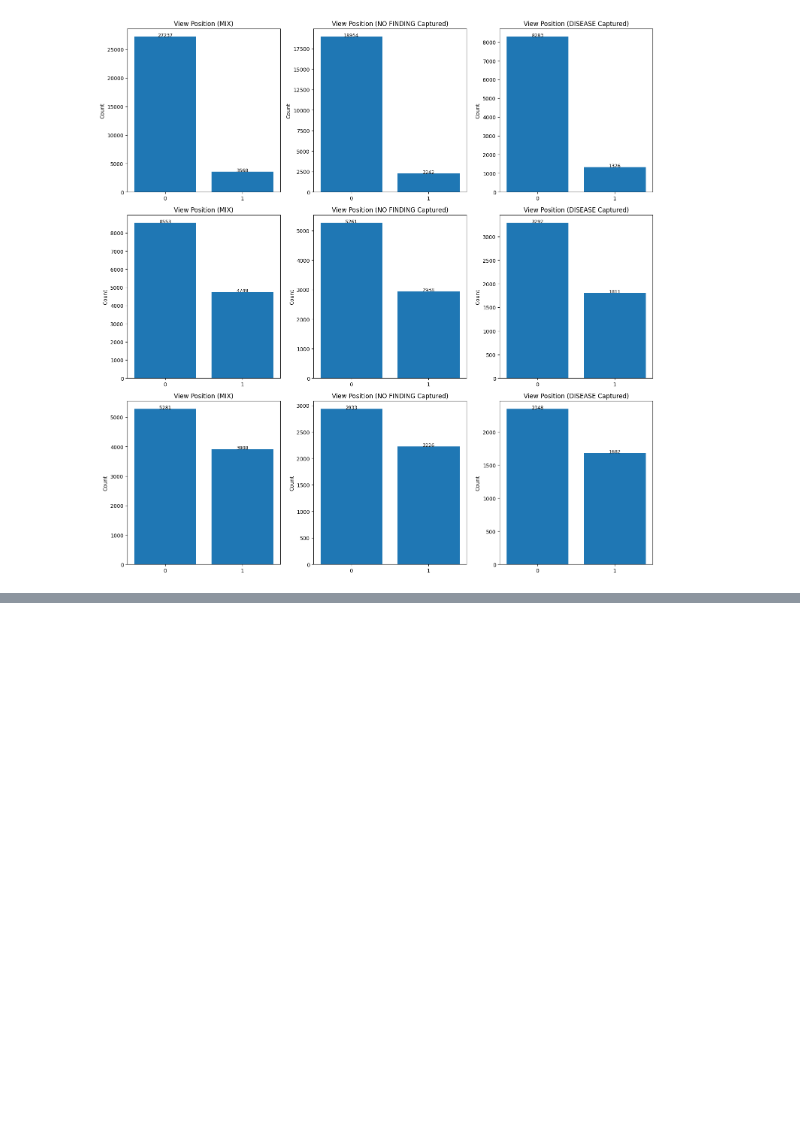
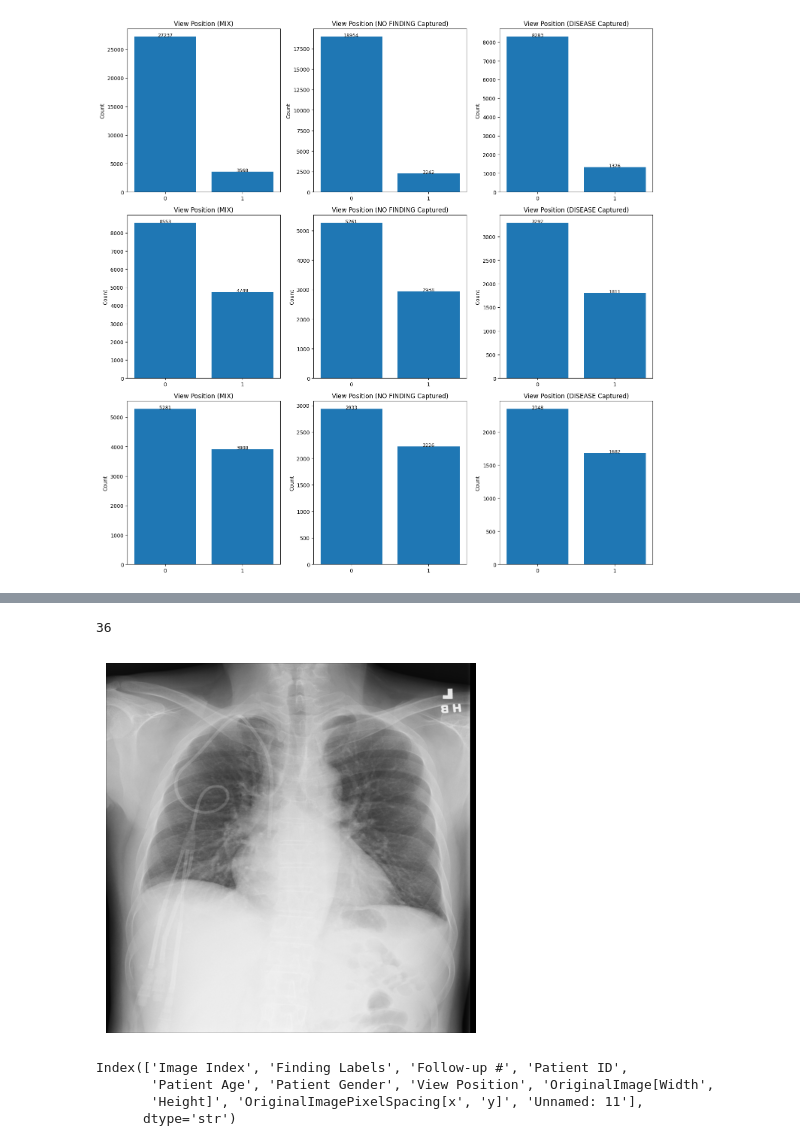
Before and after one commit to abdubakr77/chest-xray-multilabel-classification, a Jupyter notebook: notebooks/01_EDA.ipynb, the cells around one changed output, grey strips where cells are left out. Saved outputs shown, nothing was run; the diff lists cells and outputs as text; code cells hidden in the pictures; blank space fills up the shorter version.

Commit message:
feat: Add more EDA to show sample images

```diff
--- a/notebooks/01_EDA.ipynb
+++ b/notebooks/01_EDA.ipynb
@@ -381,4 +381,5 @@ Show_Counts(all_data,df,all_titels)
 [figure]
 # %%
 DATA_PATH = r"D:\Data"
-ALL_IMGS_FOLDERS = [x for x in os.listdir(DATA_PATH) if x.startswith("images_")]
+ALL_FOLDERS_PATH = [os.path.join(DATA_PATH,x+"\\images") for x in os.listdir(DATA_PATH) if x.startswith("images_")]
+ALL_FOLDERS_PATH
@@ -385 +399,19 @@ ALL_IMGS_FOLDERS = [x for x in os.listdir(DATA_PATH) if x.startswith("images_")]
+# %%
+img_item = np.random.choice(df["Image Index"].values)
+for f in ALL_FOLDERS_PATH:
+    if img_item in os.listdir(f):
+        img = plt.imread(os.path.join(f,img_item))
+        print(img.shape)
+        plt.imshow(img,cmap='gray')
+        plt.axis("off")
+# %% [output]
+36
+[figure, added]
+# %%
+df.columns
+# %% [output]
+Index(['Image Index', 'Finding Labels', 'Follow-up #', 'Patient ID',
+       'Patient Age', 'Patient Gender', 'View Position', 'OriginalImage[Width',
+       'Height]', 'OriginalImagePixelSpacing[x', 'y]', 'Unnamed: 11'],
+      dtype='str')
 # %%
```
Also changed, not shown: parts of 4 cells of this notebook.
